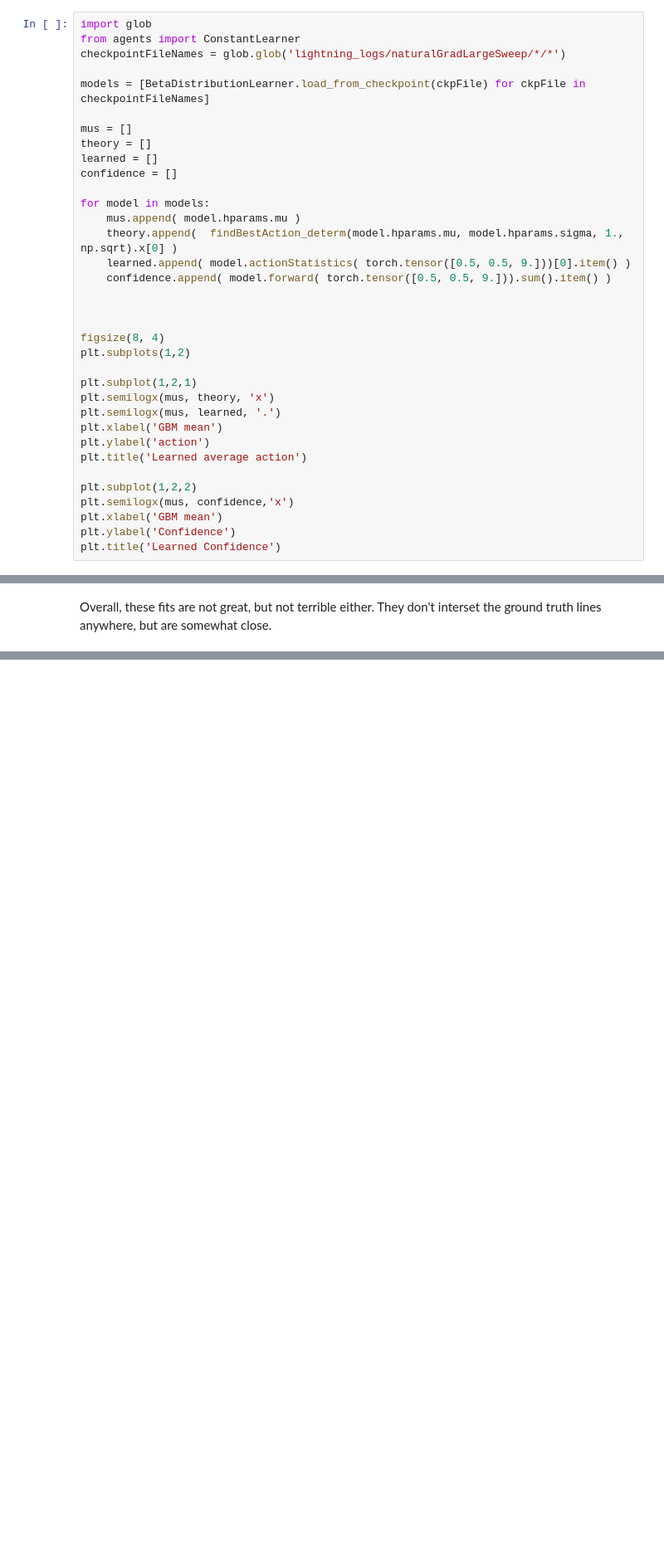
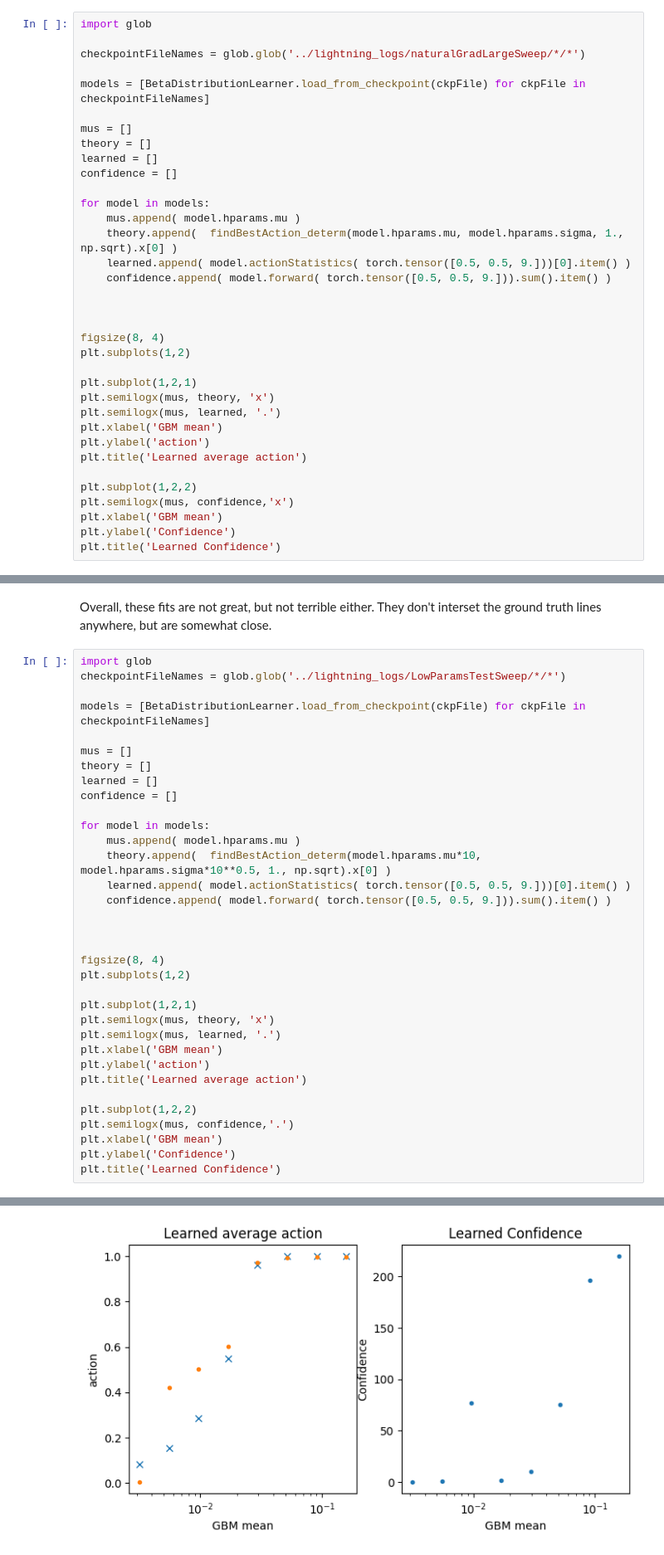
Before and after one commit to lrast/portfolioRL, a Jupyter notebook: WorkingExperiments/Experiments3-ArchitectureExploration.ipynb, the cells around one changed output, grey strips where cells are left out. Shown at 83% size. Cells and saved outputs as stored; diff of their text form; blank space fills up the shorter version.

```diff
--- a/WorkingExperiments/Experiments3-ArchitectureExploration.ipynb
+++ b/WorkingExperiments/Experiments3-ArchitectureExploration.ipynb
@@ -454,7 +456,7 @@ Interestingly, this is a second way to acheive an distribution that is almost al
 # %%
 import glob
-from agents import ConstantLearner
-checkpointFileNames = glob.glob('lightning_logs/naturalGradLargeSweep/*/*')
+
+checkpointFileNames = glob.glob('../lightning_logs/naturalGradLargeSweep/*/*')
 
 models = [BetaDistributionLearner.load_from_checkpoint(ckpFile) for ckpFile in checkpointFileNames]
 
@@ -602,3 +604,38 @@ for model in models:
 [figure]
 # %% [markdown]
 Overall, these fits are not great, but not terrible either. They don't interset the ground truth lines anywhere, but are somewhat close.
+# %%
+import glob
+checkpointFileNames = glob.glob('../lightning_logs/LowParamsTestSweep/*/*')
+
+models = [BetaDistributionLearner.load_from_checkpoint(ckpFile) for ckpFile in checkpointFileNames]
+
+mus = []
+theory = []
+learned = []
+confidence = []
+
+for model in models:
+    mus.append( model.hparams.mu )
+    theory.append(  findBestAction_determ(model.hparams.mu*10, model.hparams.sigma*10**0.5, 1., np.sqrt).x[0] )
+    learned.append( model.actionStatistics( torch.tensor([0.5, 0.5, 9.]))[0].item() )
+    confidence.append( model.forward( torch.tensor([0.5, 0.5, 9.])).sum().item() )
+
+
+
+figsize(8, 4)
+plt.subplots(1,2)
+
+plt.subplot(1,2,1)
+plt.semilogx(mus, theory, 'x')
+plt.semilogx(mus, learned, '.')
+plt.xlabel('GBM mean')
+plt.ylabel('action')
+plt.title('Learned average action')
+
+plt.subplot(1,2,2)
+plt.semilogx(mus, confidence,'.')
+plt.xlabel('GBM mean')
+plt.ylabel('Confidence')
+plt.title('Learned Confidence')
+# %% [output]
@@ -604,0 +643 @@ Overall, these fits are not great, but not terrible either. They don't interset
+[figure, added]
```
Also changed, not shown: parts of 4 cells of this notebook, 4 other files.
